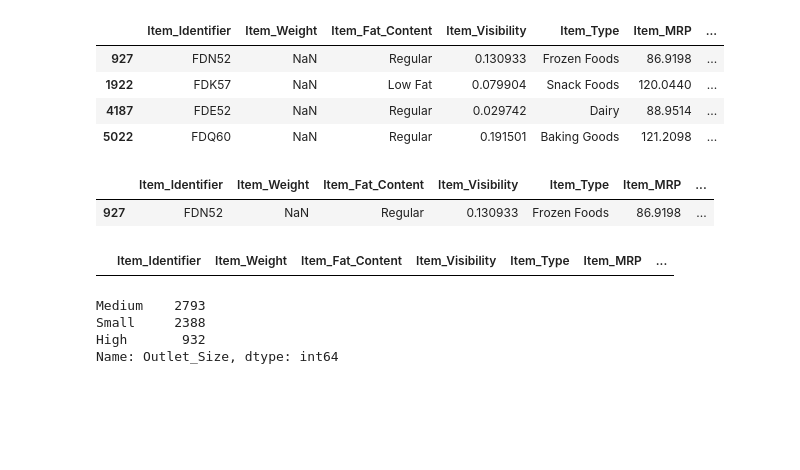
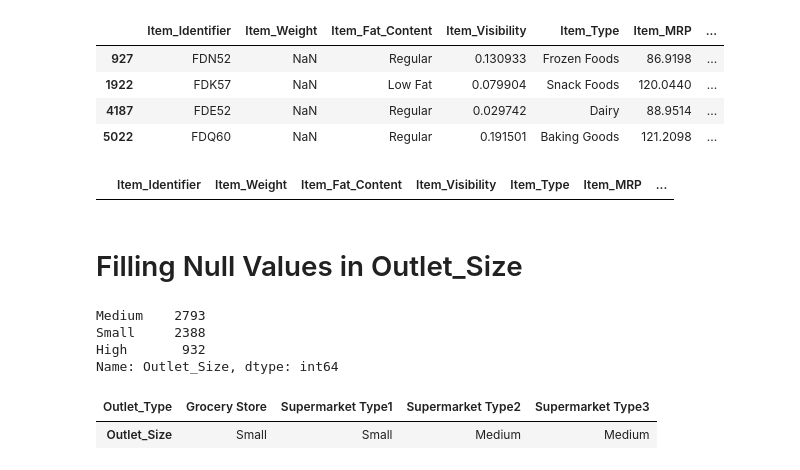
Before and after one commit to guhan29/fods-sem-5, a Jupyter notebook: Bigmart.ipynb, the cells around one changed output. Drawn from its saved outputs; the diff is of its cells as text; code cells hidden in the pictures; blank space fills up the shorter version.

```diff
--- a/Bigmart.ipynb
+++ b/Bigmart.ipynb
@@ -224,16 +144,13 @@ d[d['Item_Weight'].isnull()]
 | 1922 | FDK57 | NaN | Low Fat | 0.079904 | Snack Foods | 120.0440 | ... |
 | 4187 | FDE52 | NaN | Regular | 0.029742 | Dairy | 88.9514 | ... |
 | 5022 | FDQ60 | NaN | Regular | 0.191501 | Baking Goods | 121.2098 | ... |
-# %%
-d[d['Item_Identifier']=='FDN52']
-# %% [output]
-|  | Item_Identifier | Item_Weight | Item_Fat_Content | Item_Visibility | Item_Type | Item_MRP | ... |
-| 927 | FDN52 | NaN | Regular | 0.130933 | Frozen Foods | 86.9198 | ... |
 # %%
 d['Item_Weight']=d['Item_Weight'].fillna(d.groupby(['Item_Type','Item_Fat_Content'])['Item_Weight'].transform('mean'))
 d[d['Item_Weight'].isnull()]
 # %% [output]
 |  | Item_Identifier | Item_Weight | Item_Fat_Content | Item_Visibility | Item_Type | Item_MRP | ... |
+# %% [markdown]
+# Filling Null Values in Outlet_Size
 # %%
 d['Outlet_Size'].value_counts()
 # %% [output]
@@ -241,4 +158,11 @@ Medium    2793
 Small     2388
 High       932
 Name: Outlet_Size, dtype: int64
+# %%
+from scipy.stats import mode
+common= d.pivot_table(values='Outlet_Size', columns='Outlet_Type',aggfunc=(lambda x:mode(x)[0]) )
+common
+# %% [output]
+| Outlet_Type | Grocery Store | Supermarket Type1 | Supermarket Type2 | Supermarket Type3 |
+| Outlet_Size | Small | Small | Medium | Medium |
 # %%
```
Also changed, not shown: parts of 13 cells of this notebook.
